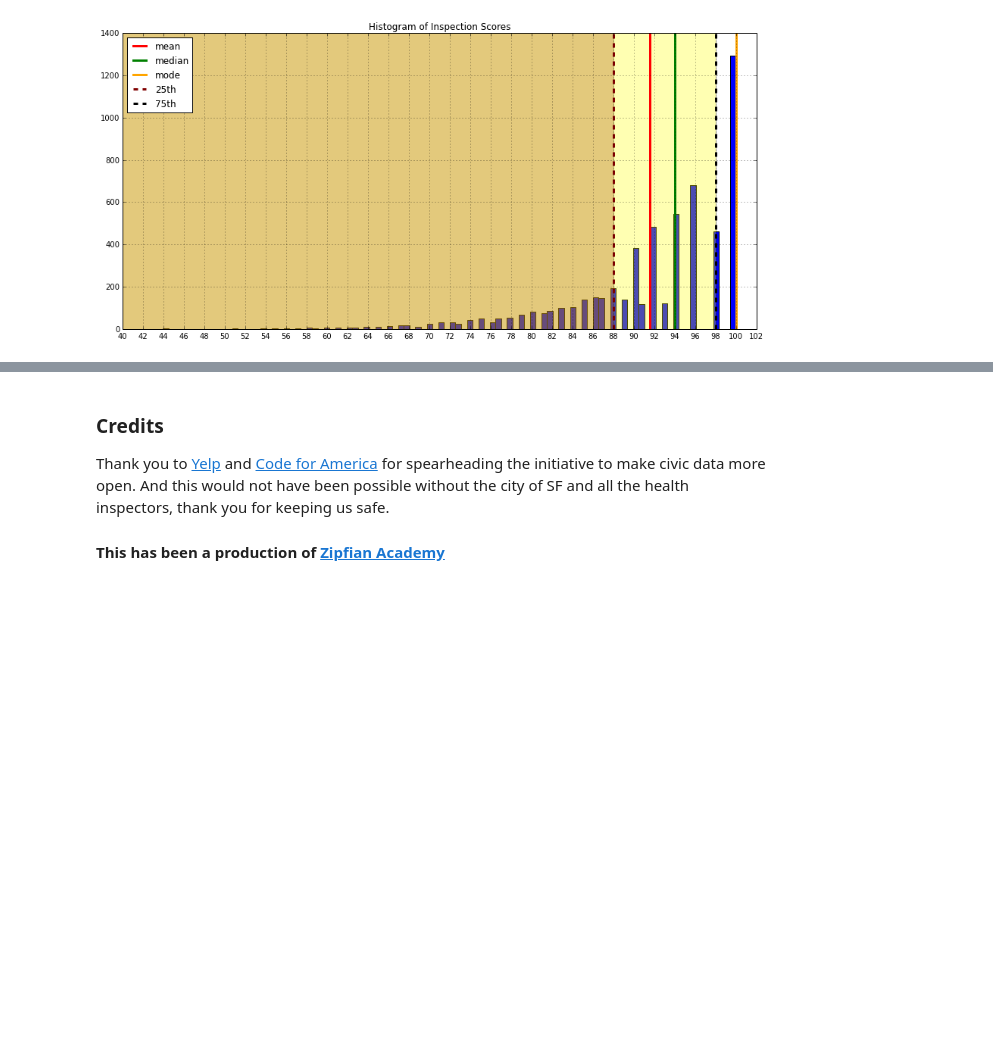
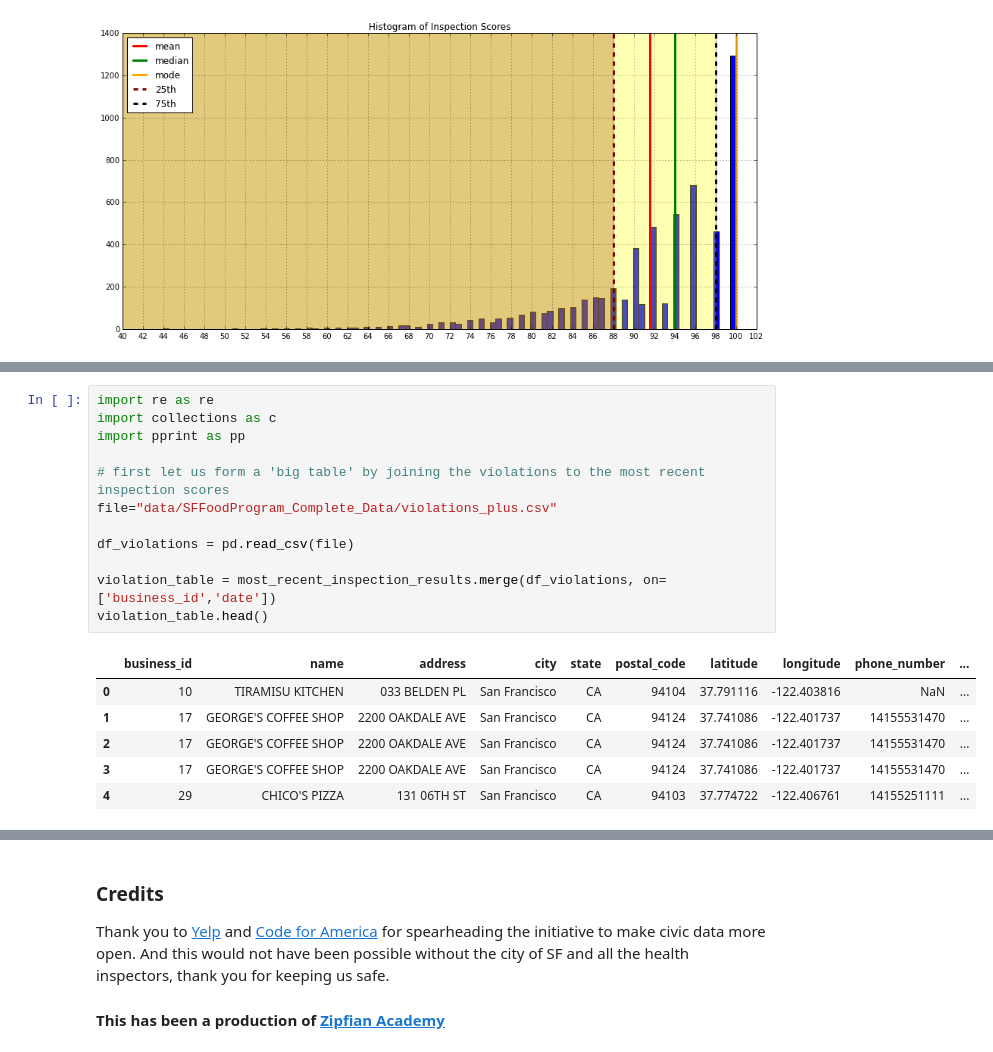
Before and after one commit to abd-bag/happy-healthy-hungry, a Jupyter notebook: h3.ipynb, the cells around one changed output, grey strips where cells are left out. Saved outputs shown, nothing was run; the diff lists cells and outputs as text; blank space fills up the shorter version.

```diff
--- a/h3.ipynb
+++ b/h3.ipynb
@@ -569,0 +581,19 @@ dtype: float64
+# %%
+import re as re
+import collections as c
+import pprint as pp
+
+# first let us form a 'big table' by joining the violations to the most recent inspection scores
+file="data/SFFoodProgram_Complete_Data/violations_plus.csv"
+
+df_violations = pd.read_csv(file)
+
+violation_table = most_recent_inspection_results.merge(df_violations, on=['business_id','date'])
+violation_table.head()
+# %% [output]
+|  | business_id | name | address | city | state | postal_code | latitude | longitude | phone_number | ... |
+| 0 | 10 | TIRAMISU KITCHEN | 033 BELDEN PL | San Francisco | CA | 94104 | 37.791116 | -122.403816 | NaN | ... |
+| 1 | 17 | GEORGE'S COFFEE SHOP | 2200 OAKDALE AVE | San Francisco | CA | 94124 | 37.741086 | -122.401737 | 14155531470 | ... |
+| 2 | 17 | GEORGE'S COFFEE SHOP | 2200 OAKDALE AVE | San Francisco | CA | 94124 | 37.741086 | -122.401737 | 14155531470 | ... |
+| 3 | 17 | GEORGE'S COFFEE SHOP | 2200 OAKDALE AVE | San Francisco | CA | 94124 | 37.741086 | -122.401737 | 14155531470 | ... |
+| 4 | 29 | CHICO'S PIZZA | 131 06TH ST | San Francisco | CA | 94103 | 37.774722 | -122.406761 | 14155251111 | ... |
```
Also changed, not shown: parts of 12 cells of this notebook, 1 other file.
